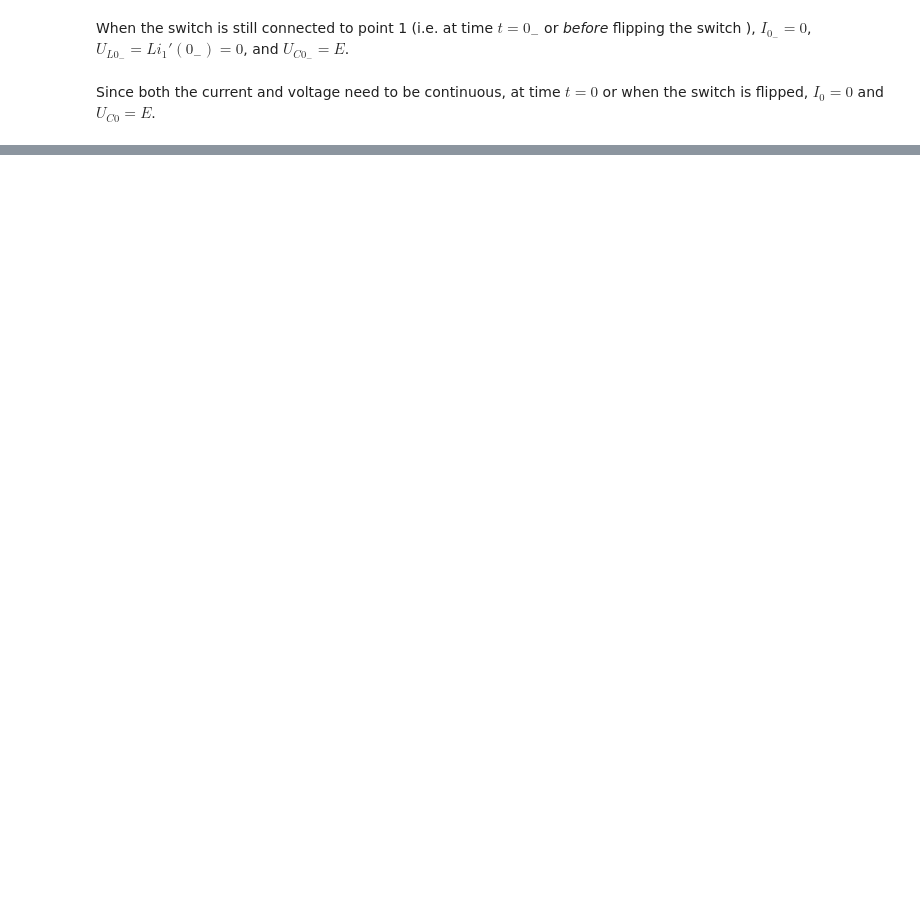
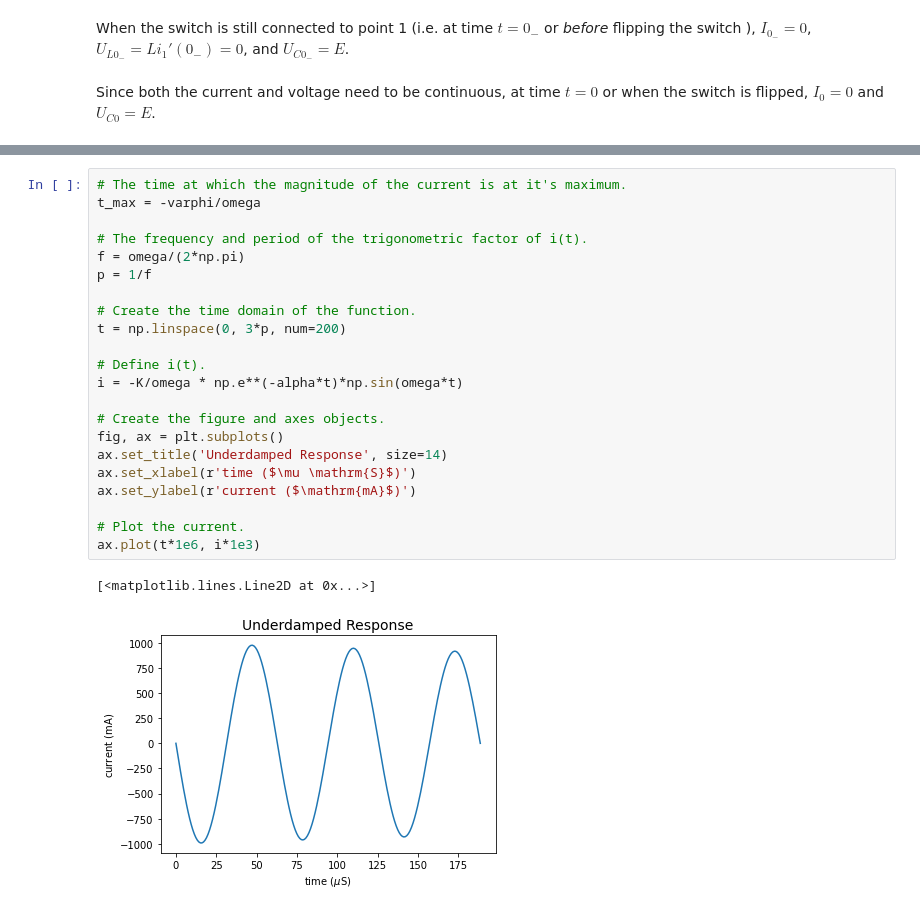
Before and after one commit to jordandll/JerzyRutkowski-CircuitTheory, a Jupyter notebook: TransientAnalysis/StepExcitation.ipynb, the cells around one changed output, grey strips where cells are left out. Cells and saved outputs as stored; diff of their text form; blank space fills up the shorter version.

```diff
--- a/TransientAnalysis/StepExcitation.ipynb
+++ b/TransientAnalysis/StepExcitation.ipynb
@@ -1639,0 +1615,25 @@ ax.plot(t*1e6, i*1e3)
+# %%
+# The time at which the magnitude of the current is at it's maximum.
+t_max = -varphi/omega
+
+# The frequency and period of the trigonometric factor of i(t).
+f = omega/(2*np.pi)
+p = 1/f
+
+# Create the time domain of the function.
+t = np.linspace(0, 3*p, num=200)
+
+# Define i(t).
+i = -K/omega * np.e**(-alpha*t)*np.sin(omega*t)
+
+# Create the figure and axes objects.
+fig, ax = plt.subplots()
+ax.set_title('Underdamped Response', size=14)
+ax.set_xlabel(r'time ($\mu \mathrm{S}$)')
+ax.set_ylabel(r'current ($\mathrm{mA}$)')
+
+# Plot the current.
+ax.plot(t*1e6, i*1e3)
+# %% [output]
+[<matplotlib.lines.Line2D at 0x...>]
+[figure, added]
```
Also changed, not shown: parts of 93 cells of this notebook.
